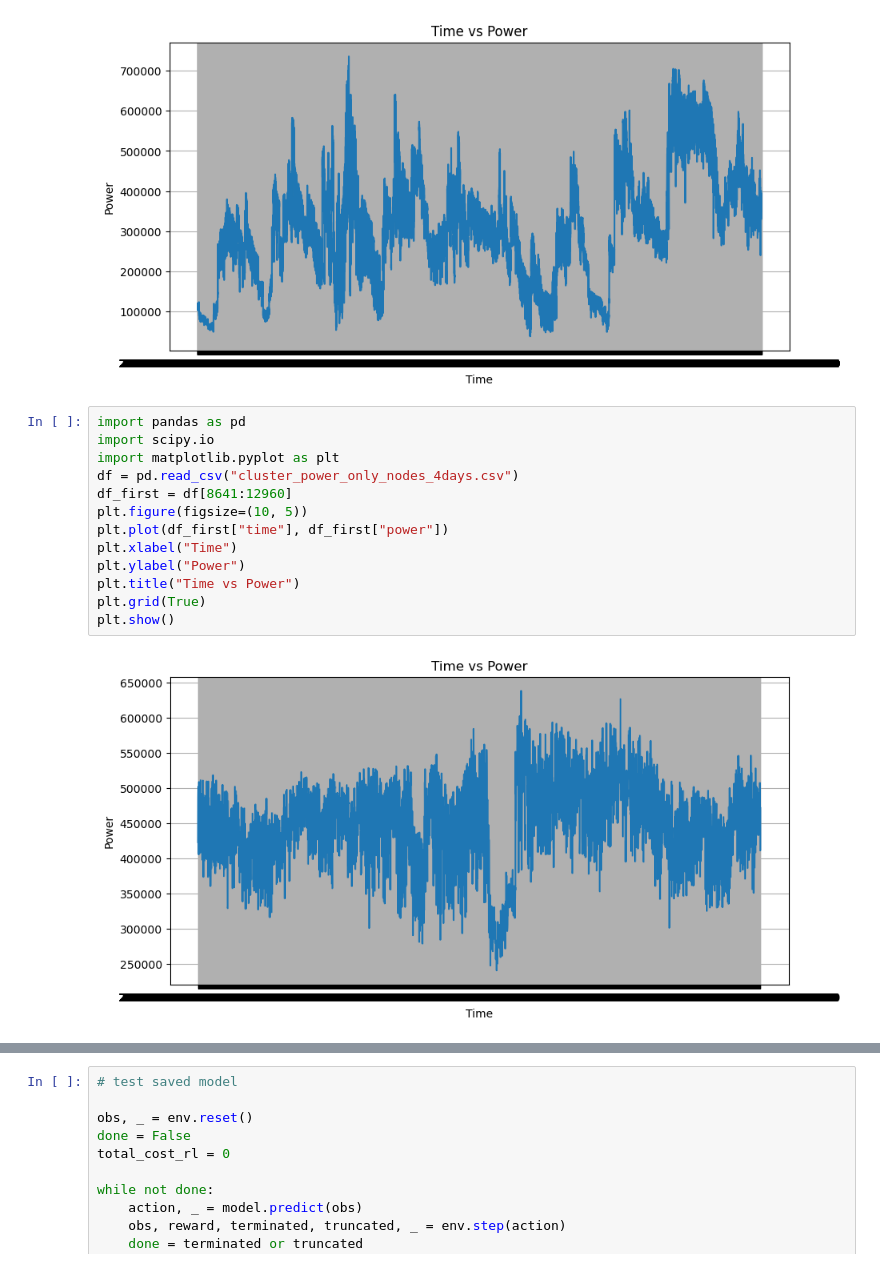
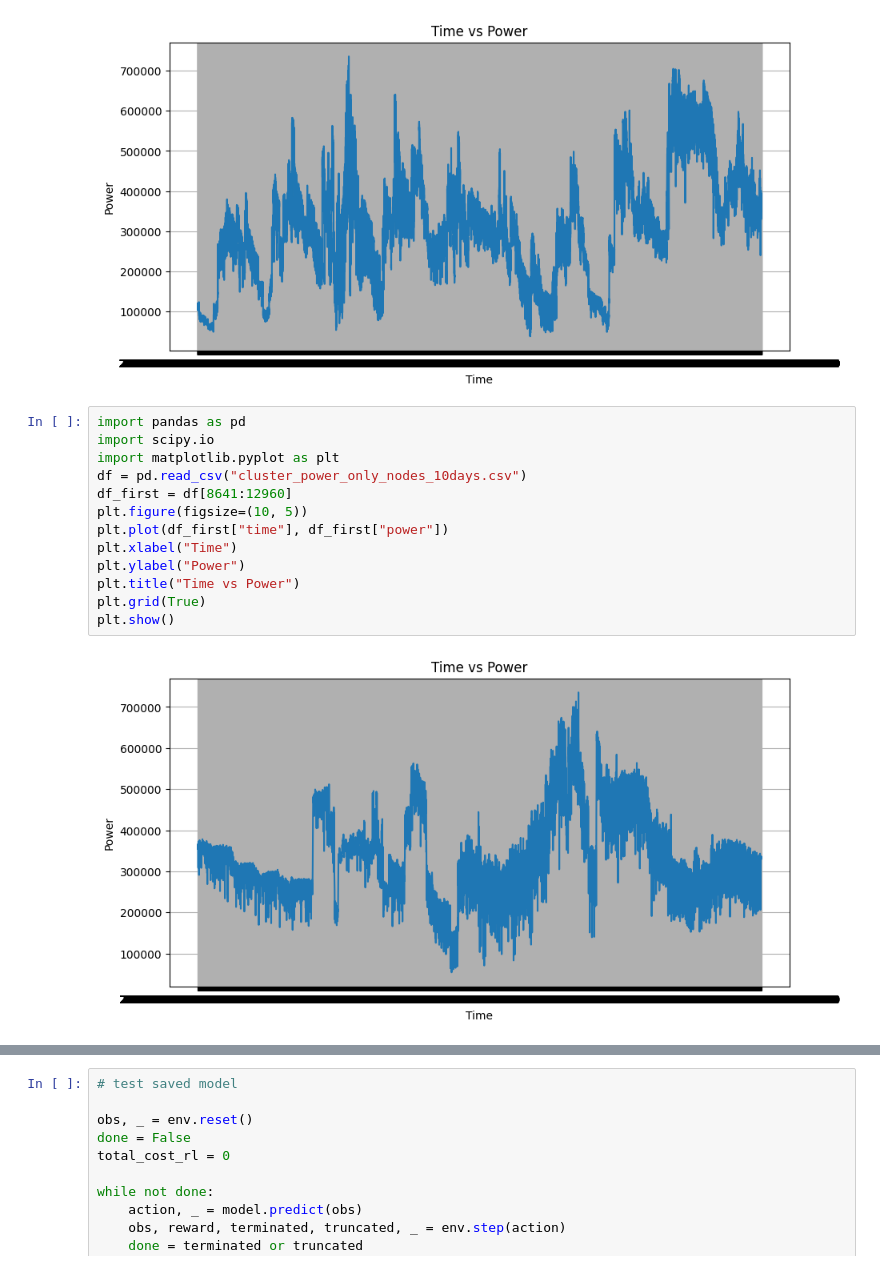
Before and after one commit to alessandroPetz/rl_hpc_power_aware, a Jupyter notebook: test_simulations.ipynb, the cells around one changed output, grey strips where cells are left out. Saved outputs shown, nothing was run; the diff lists cells and outputs as text.

```diff
--- a/test_simulations.ipynb
+++ b/test_simulations.ipynb
@@ -198,18 +198,18 @@ df_10days.to_csv("cluster_power_only_nodes_10days.csv", index=False)
 # %%
 import pandas as pd
 import scipy.io
 import matplotlib.pyplot as plt
-df = pd.read_csv("cluster_power_only_nodes_4days.csv")
+df = pd.read_csv("cluster_power_only_nodes_10days.csv")
 df_first = df[8641:12960]
 plt.figure(figsize=(10, 5))
 plt.plot(df_first["time"], df_first["power"])
 plt.xlabel("Time")
 plt.ylabel("Power")
 plt.title("Time vs Power")
 plt.grid(True)
 plt.show()
 # %% [output]
-[figure, old version]
+[figure, new version]
 # %%
 import pandas as pd
 
```
Also changed, not shown: parts of 3 cells of this notebook, 2 other files.
